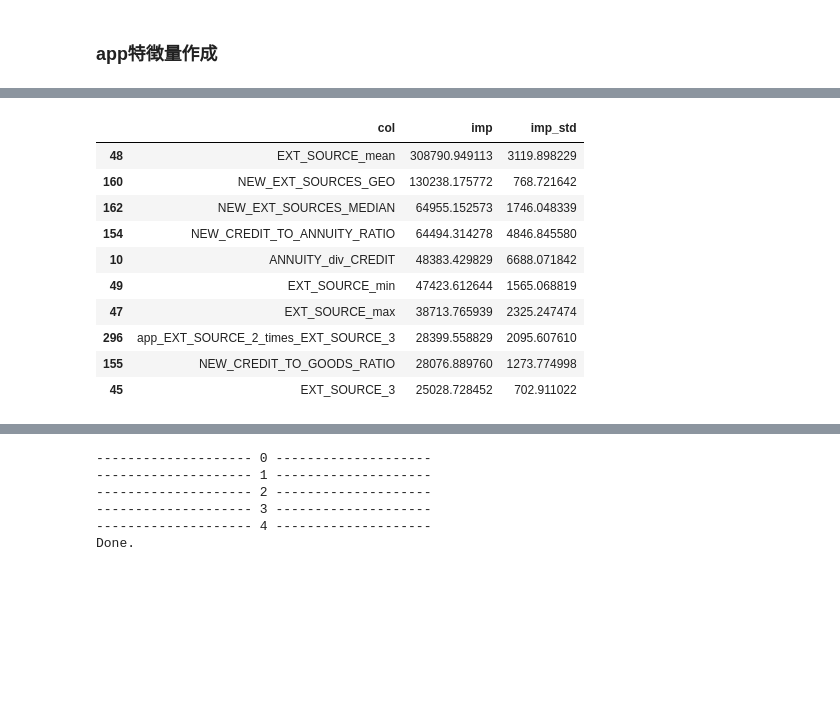
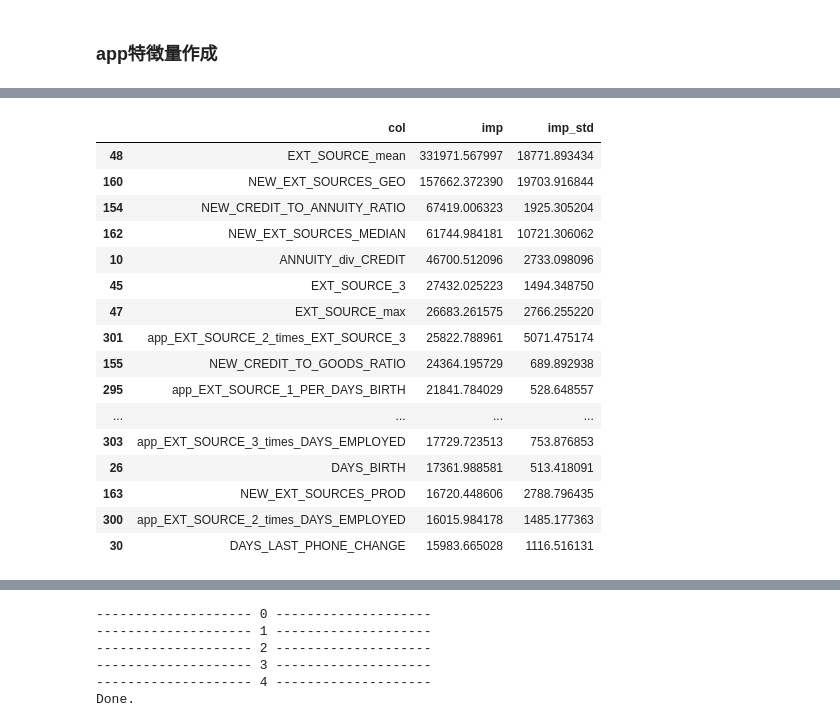
Before and after one commit to nekonabesan/kaggle_study, a Jupyter notebook: hcdr/lgb_parameter_chuning.ipynb, the cells around one changed output, grey strips where cells are left out. Saved outputs shown, nothing was run; the diff lists cells and outputs as text; code cells hidden in the pictures; blank space fills up the shorter version.

```diff
--- a/hcdr/lgb_parameter_chuning.ipynb
+++ b/hcdr/lgb_parameter_chuning.ipynb
@@ -385,0 +396,4 @@ len(app_train.columns)
+# %%
+df = baseline.reduce_mem_usage(df)
+print(df.shape)
+df.head()
@@ -385,0 +412,3 @@ len(app_train.columns)
+# %%
+for col in df.columns:
+    print(col)
@@ -385,0 +433,7 @@ len(app_train.columns)
+# %%
+app_train = df[df['TARGET'].notnull()].copy()
+app_test = df[df['TARGET'].isnull()].copy()
+app_test = app_test.drop(columns=['TARGET'])
+
+print(app_test.shape)
+df.head()
@@ -385,0 +449,5 @@ len(app_train.columns)
+# %%
+app_train = baseline.reduce_mem_usage(app_train)
+app_test = baseline.reduce_mem_usage(app_test)
+print(app_test.shape)
+app_test.head()
@@ -456,14 +549,20 @@ train_oof, imp, metrics = baseline.train_lgb(x_train
 # %%
-imp.sort_values("imp", ascending=False)[:10]
+imp.sort_values("imp", ascending=False)[:20]
 # %% [output]
 |  | col | imp | imp_std |
-| 48 | EXT_SOURCE_mean | 308790.949113 | 3119.898229 |
-| 160 | NEW_EXT_SOURCES_GEO | 130238.175772 | 768.721642 |
-| 162 | NEW_EXT_SOURCES_MEDIAN | 64955.152573 | 1746.048339 |
-| 154 | NEW_CREDIT_TO_ANNUITY_RATIO | 64494.314278 | 4846.845580 |
-| 10 | ANNUITY_div_CREDIT | 48383.429829 | 6688.071842 |
-| 49 | EXT_SOURCE_min | 47423.612644 | 1565.068819 |
-| 47 | EXT_SOURCE_max | 38713.765939 | 2325.247474 |
-| 296 | app_EXT_SOURCE_2_times_EXT_SOURCE_3 | 28399.558829 | 2095.607610 |
-| 155 | NEW_CREDIT_TO_GOODS_RATIO | 28076.889760 | 1273.774998 |
-| 45 | EXT_SOURCE_3 | 25028.728452 | 702.911022 |
+| 48 | EXT_SOURCE_mean | 331971.567997 | 18771.893434 |
+| 160 | NEW_EXT_SOURCES_GEO | 157662.372390 | 19703.916844 |
+| 154 | NEW_CREDIT_TO_ANNUITY_RATIO | 67419.006323 | 1925.305204 |
+| 162 | NEW_EXT_SOURCES_MEDIAN | 61744.984181 | 10721.306062 |
+| 10 | ANNUITY_div_CREDIT | 46700.512096 | 2733.098096 |
+| 45 | EXT_SOURCE_3 | 27432.025223 | 1494.348750 |
+| 47 | EXT_SOURCE_max | 26683.261575 | 2766.255220 |
+| 301 | app_EXT_SOURCE_2_times_EXT_SOURCE_3 | 25822.788961 | 5071.475174 |
+| 155 | NEW_CREDIT_TO_GOODS_RATIO | 24364.195729 | 689.892938 |
+| 295 | app_EXT_SOURCE_1_PER_DAYS_BIRTH | 21841.784029 | 528.648557 |
+| ... | ... | ... | ... |
+| 303 | app_EXT_SOURCE_3_times_DAYS_EMPLOYED | 17729.723513 | 753.876853 |
+| 26 | DAYS_BIRTH | 17361.988581 | 513.418091 |
+| 163 | NEW_EXT_SOURCES_PROD | 16720.448606 | 2788.796435 |
+| 300 | app_EXT_SOURCE_2_times_DAYS_EMPLOYED | 16015.984178 | 1485.177363 |
+| 30 | DAYS_LAST_PHONE_CHANGE | 15983.665028 | 1116.516131 |
```
Also changed, not shown: parts of 117 cells of this notebook.
